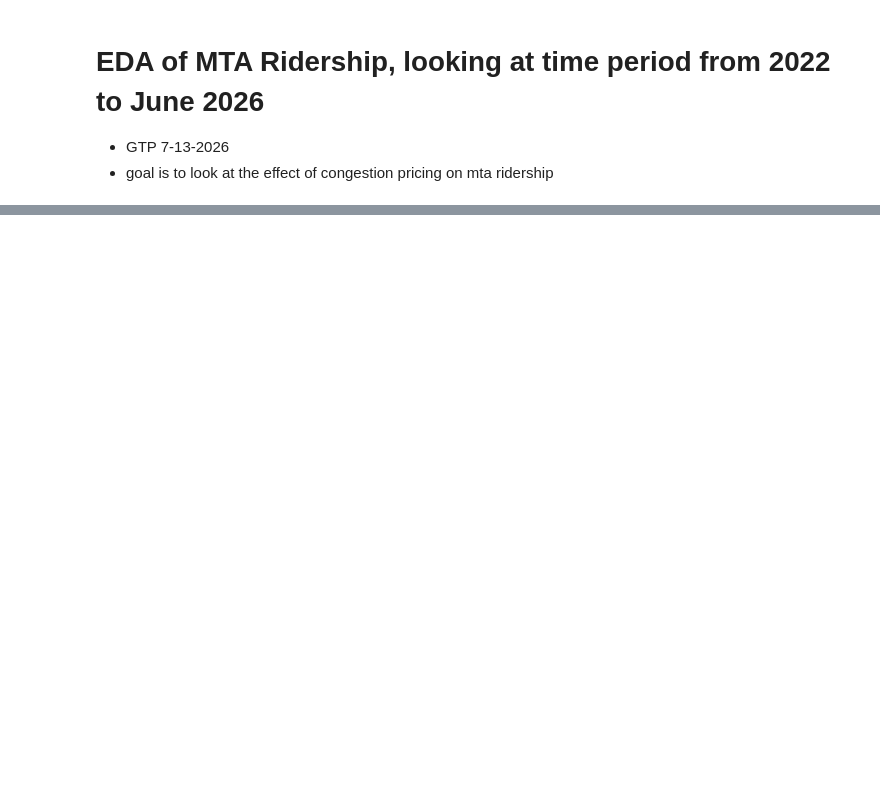
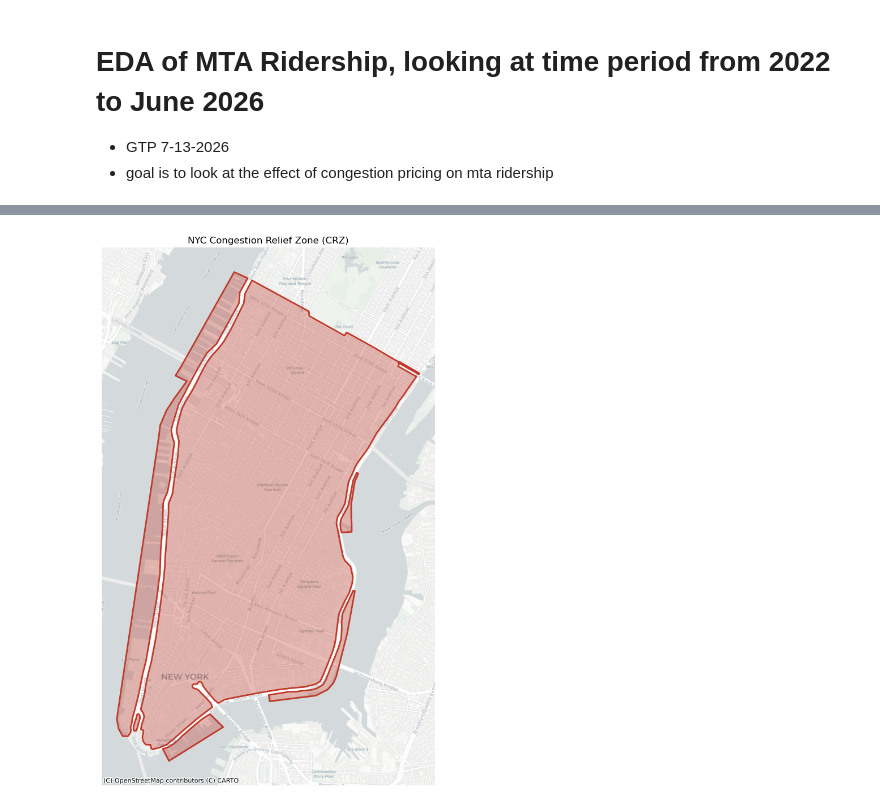
Before and after one commit to gperrin12/congestion_pricing_causal_analysis, a Jupyter notebook: notebooks/01_eda_ridership.ipynb, the cells around one changed output, grey strips where cells are left out. Drawn from its saved outputs; the diff is of its cells as text; code cells hidden in the pictures; blank space fills up the shorter version.

Commit message:
feat: adding station zone assignment + distance to boundary + plotting crz in eda notebook

```diff
--- a/notebooks/01_eda_ridership.ipynb
+++ b/notebooks/01_eda_ridership.ipynb
@@ -32,3 +35,15 @@ range: year=2022 → year=2024
 | 2 | 2022-01-03 | 100 | Hewes St (M,J) | Brooklyn | 40.706870 | -73.953430 | 5.0 | ... |
 | 3 | 2022-01-03 | 101 | Marcy Av (M,J,Z) | Brooklyn | 40.708360 | -73.957756 | 30.0 | ... |
 | 4 | 2022-01-03 | 103 | Bowery (J,Z) | Manhattan | 40.720280 | -73.993910 | 10.0 | ... |
+# %%
+crz = gpd.read_file(ROOT / "data" / "raw" / "crz" / "crz_boundary.geojson").to_crs(epsg=3857)
+
+fig, ax = plt.subplots(figsize=(8, 10))
+crz.plot(ax=ax, facecolor="#c0392b55", edgecolor="#c0392b", linewidth=2)
+cx.add_basemap(ax, source=cx.providers.CartoDB.Positron)
+ax.set_axis_off()
+ax.set_title("NYC Congestion Relief Zone (CRZ)")
+plt.tight_layout()
+plt.show()
+# %% [output]
+[figure, added]
```
Also changed, not shown: parts of 2 cells of this notebook, 4 other files.
